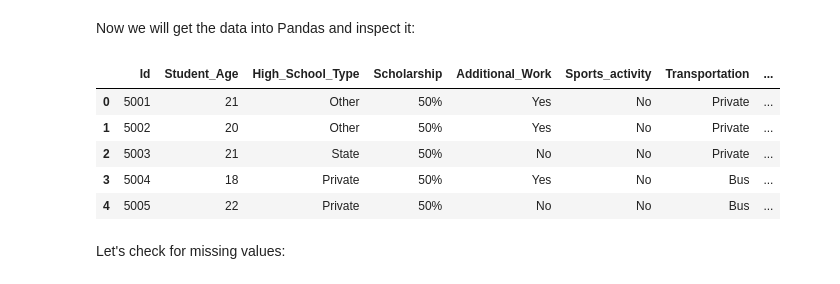
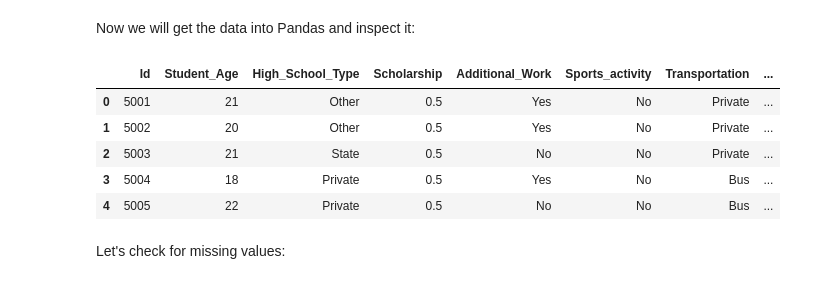
Before and after one commit to csiyu0962-collab/DataScience-GenAI-Submissions, a Jupyter notebook: 5_02_Modelling_Hackathon.ipynb, the cells around one changed output. Drawn from its saved outputs; the diff is of its cells as text; code cells hidden in the pictures.

```diff
--- a/5_02_Modelling_Hackathon.ipynb
+++ b/5_02_Modelling_Hackathon.ipynb
@@ -20,16 +21,16 @@ upload = files.upload()
 Now we will get the data into Pandas and inspect it:
 # %%
 import pandas as pd
-df = pd.read_csv("students_two.csv")
+df = pd.read_excel("students_two.xlsx")
 
 df.head()
 # %% [output]
 |  | Id | Student_Age | High_School_Type | Scholarship | Additional_Work | Sports_activity | Transportation | ... |
-| 0 | 5001 | 21 | Other | 50% | Yes | No | Private | ... |
-| 1 | 5002 | 20 | Other | 50% | Yes | No | Private | ... |
-| 2 | 5003 | 21 | State | 50% | No | No | Private | ... |
-| 3 | 5004 | 18 | Private | 50% | Yes | No | Bus | ... |
-| 4 | 5005 | 22 | Private | 50% | No | No | Bus | ... |
+| 0 | 5001 | 21 | Other | 0.5 | Yes | No | Private | ... |
+| 1 | 5002 | 20 | Other | 0.5 | Yes | No | Private | ... |
+| 2 | 5003 | 21 | State | 0.5 | No | No | Private | ... |
+| 3 | 5004 | 18 | Private | 0.5 | Yes | No | Bus | ... |
+| 4 | 5005 | 22 | Private | 0.5 | No | No | Bus | ... |
 # %% [markdown]
 Let's check for missing values:
 # %%
```
Also changed, not shown: parts of 15 cells of this notebook.
